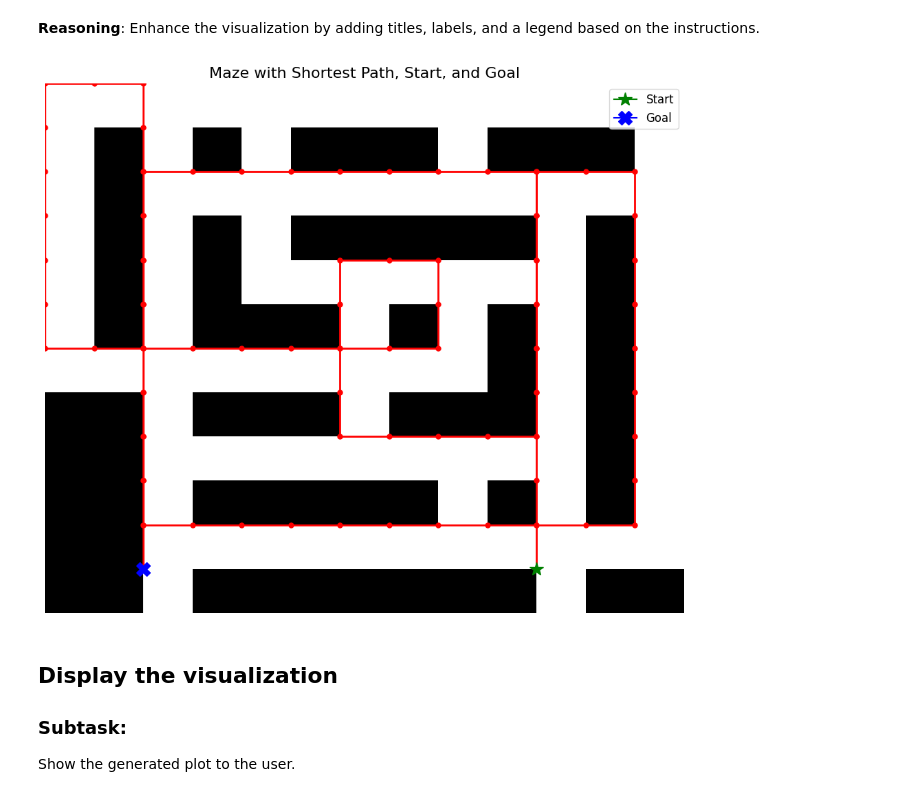
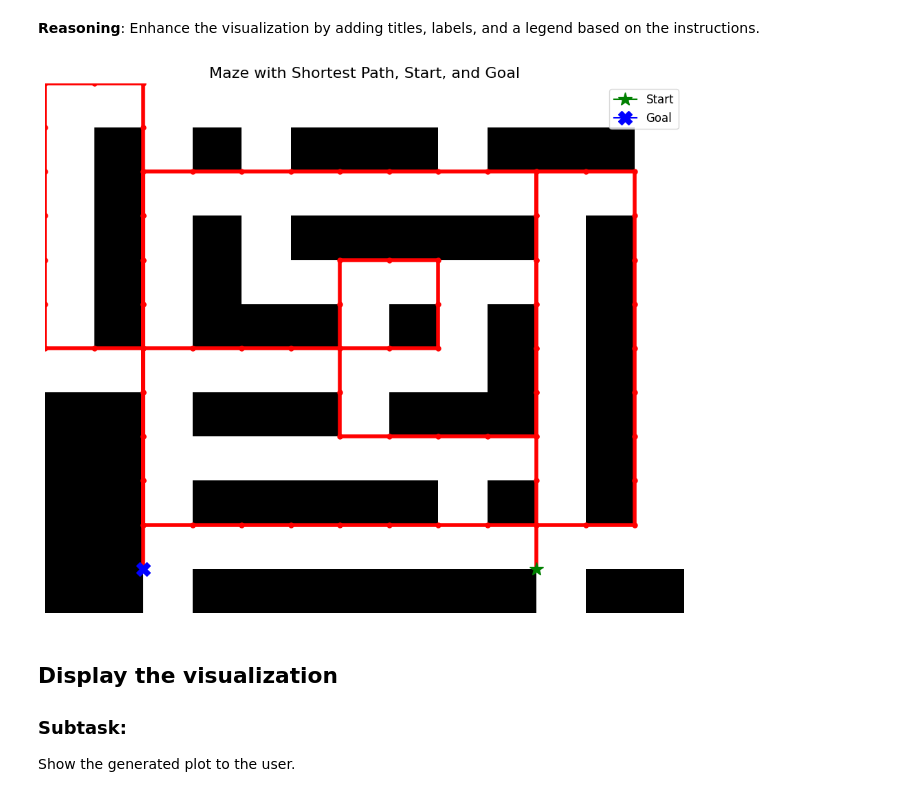
Before and after one commit to galua2001/colab, a Jupyter notebook: noleftturn.ipynb, the cells around one changed output. Cells and saved outputs as stored; diff of their text form; code cells hidden in the pictures.

```diff
--- a/noleftturn.ipynb
+++ b/noleftturn.ipynb
@@ -217,18 +338,21 @@ Enhance the visualization by adding titles, labels, and any other necessary elem
 **Reasoning**:
 Enhance the visualization by adding titles, labels, and a legend based on the instructions.
 # %%
+import matplotlib.pyplot as plt
+import seaborn as sns
+
 plt.figure(figsize=(12, 10)) # Adjusted figure size
 sns.heatmap(maze, annot=False, cmap='binary', cbar=False)
-plt.plot(path_cols, path_rows, marker='o', color='red', linewidth=2, markersize=5)
+plt.plot(path_cols, path_rows, marker='o', color='red', linewidth=4, markersize=5) # Increased linewidth
 plt.plot(start_cell[1], start_cell[0], marker='*', color='green', markersize=15, label='Start')
 plt.plot(goal_cell[1], goal_cell[0], marker='X', color='blue', markersize=15, label='Goal')
 plt.xticks([]) # Removed x-axis ticks
 plt.yticks([]) # Removed y-axis ticks
 plt.title('Maze with Shortest Path, Start, and Goal', fontsize=16) # Added title
 plt.legend(fontsize=12) # Added legend
 plt.show()
 # %% [output]
-[figure, old version]
+[figure, new version]
 # %% [markdown]
 ## Display the visualization
 
```
Also changed, not shown: parts of 2 cells of this notebook.
